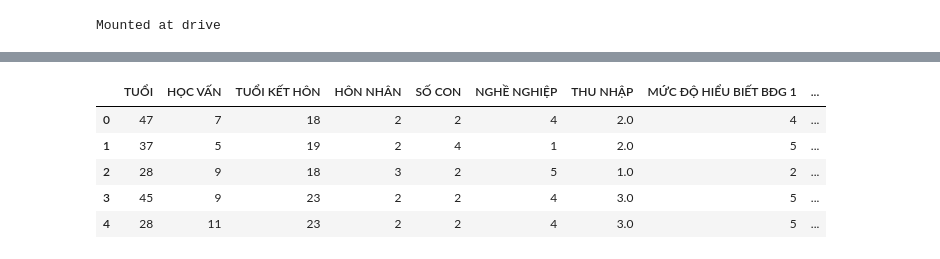
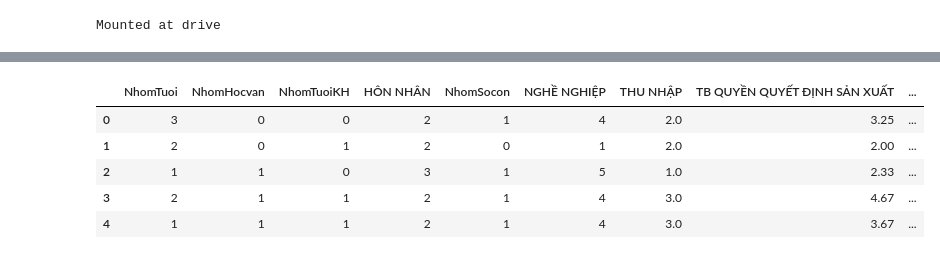
Before and after one commit to sonpvs/data-science, a Jupyter notebook: phantich_01.ipynb, the cells around one changed output, grey strips where cells are left out. Cells and saved outputs as stored; diff of their text form; code cells hidden in the pictures.

Commit message:
Được tạo bằng Colaboratory

```diff
--- a/phantich_01.ipynb
+++ b/phantich_01.ipynb
@@ -14,4 +14,5 @@ drive.mount('drive')
 Mounted at drive
 # %%
 # Đọc file dữ liệu từ Drive
-df = pd.read_csv('drive/My Drive/Colab Notebooks/01. BDG/data.csv', index_col=None, error_bad_lines=False)
+df = pd.read_csv('drive/My Drive/Colab Notebooks/01. BDG/data_02.csv', index_col=None, error_bad_lines=False)
+#df = pd.read_csv('data_02.csv')
@@ -18,2 +29,4 @@ df = pd.read_csv('drive/My Drive/Colab Notebooks/01. BDG/data.csv', index_col=No
+# %%
+df = df.drop(df.columns[[0, 1]], axis=1)
 # %%
 df.head()
@@ -34,9 +40,13 @@ tencot = lt
+# %%
+list_cot1 =["NhomTuoi", "NhomHocvan", "NhomTuoiKH", "HÔN NHÂN", "NhomSocon", "NGHỀ NGHIỆP", "THU NHẬP", "TB QUYỀN QUYẾT ĐỊNH SẢN XUẤT", "TB QUYẾT ĐỊNH TÍN DỤNG", "TB QUYẾT ĐỊNH CHI TIÊU GIA ĐÌNH", "TB QUYỀN SỞ HỮU TÀI SẢN", "TB QUYỀN THAM GIA XÃ HỘI", "TB QUYỀN SD THỜI GIAN", "TB BẤT BĐ GIỚI", "NHỊ PHÂN BĐG"]
+# %%
+df01 = pd.DataFrame(df,columns=list_cot1)
 # %%
-df.head()
+df01.head()
 # %% [output]
-|  | TUỔI | HỌC VẤN | TUỔI KẾT HÔN | HÔN NHÂN | SỐ CON | NGHỀ NGHIỆP | THU NHẬP | MỨC ĐỘ HIỂU BIẾT BĐG 1 | ... |
-| 0 | 47 | 7 | 18 | 2 | 2 | 4 | 2.0 | 4 | ... |
-| 1 | 37 | 5 | 19 | 2 | 4 | 1 | 2.0 | 5 | ... |
-| 2 | 28 | 9 | 18 | 3 | 2 | 5 | 1.0 | 2 | ... |
-| 3 | 45 | 9 | 23 | 2 | 2 | 4 | 3.0 | 5 | ... |
-| 4 | 28 | 11 | 23 | 2 | 2 | 4 | 3.0 | 5 | ... |
+|  | NhomTuoi | NhomHocvan | NhomTuoiKH | HÔN NHÂN | NhomSocon | NGHỀ NGHIỆP | THU NHẬP | TB QUYỀN QUYẾT ĐỊNH SẢN XUẤT | ... |
+| 0 | 3 | 0 | 0 | 2 | 1 | 4 | 2.0 | 3.25 | ... |
+| 1 | 2 | 0 | 1 | 2 | 0 | 1 | 2.0 | 2.00 | ... |
+| 2 | 1 | 1 | 0 | 3 | 1 | 5 | 1.0 | 2.33 | ... |
+| 3 | 2 | 1 | 1 | 2 | 1 | 4 | 3.0 | 4.67 | ... |
+| 4 | 1 | 1 | 1 | 2 | 1 | 4 | 3.0 | 3.67 | ... |
```
Also changed, not shown: parts of 24 cells of this notebook.
